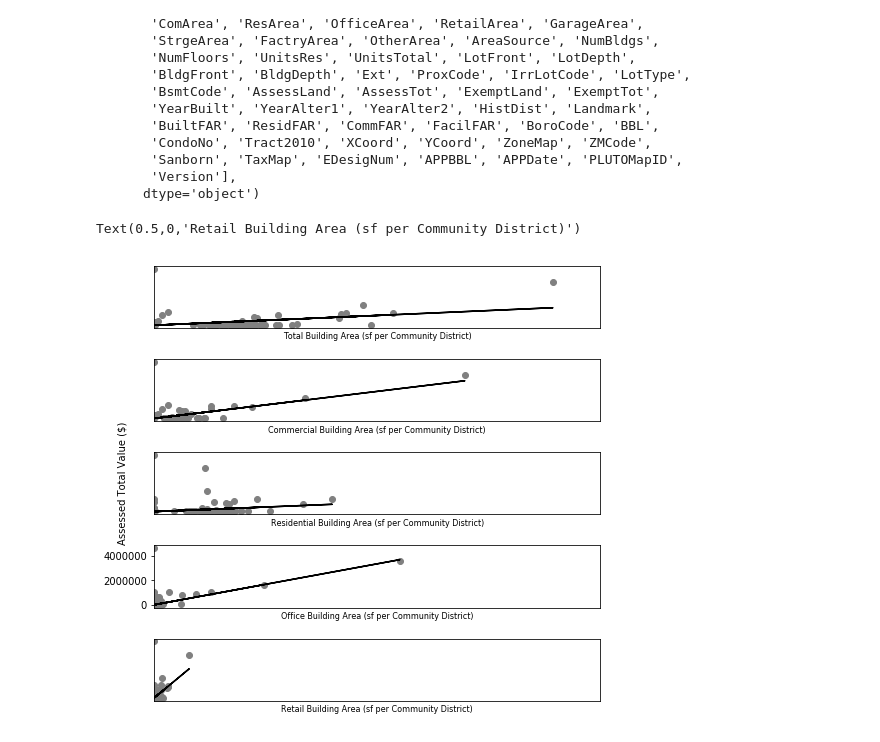
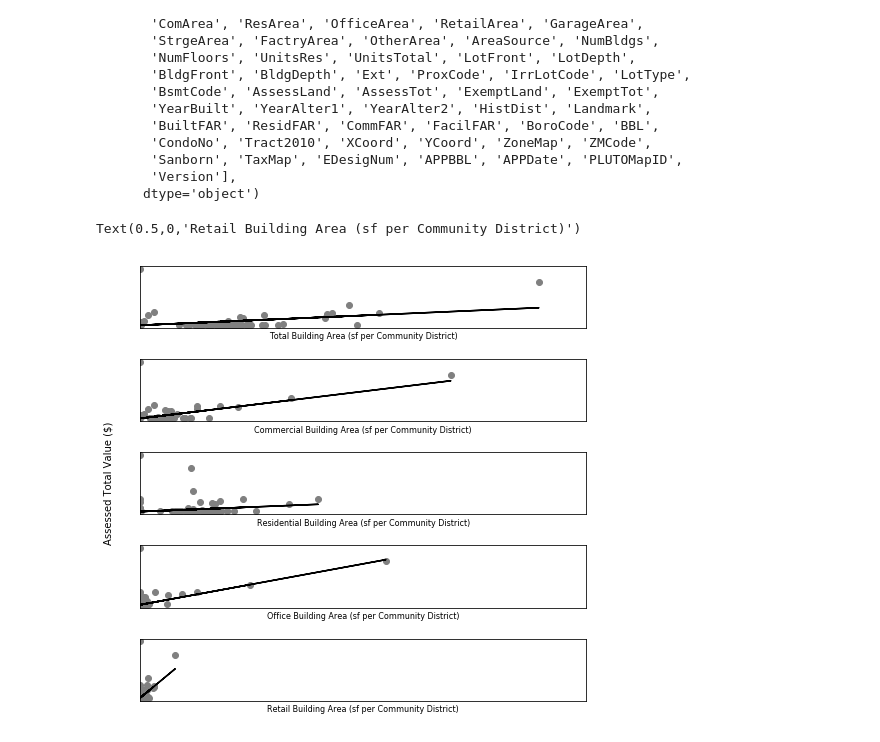
Before and after one commit to jack-lundquist/PUI2017_jtl417, a Jupyter notebook: HW8_jtl417/Assignment1 - Plot.ipynb, the cells around one changed output. Drawn from its saved outputs; the diff is of its cells as text; code cells hidden in the pictures.

```diff
--- a/HW8_jtl417/Assignment1 - Plot.ipynb
+++ b/HW8_jtl417/Assignment1 - Plot.ipynb
@@ -145,32 +145,32 @@ ax2.scatter(merge_clean.ResArea, merge_clean.AssessTot, color = '.5')
 ax2.plot(merge_clean.ResArea, lm3.predict(),'-', color = '0')
 ax2.set_xlim([0,.4e9])
 ax2.set_xticks([])
 ax2.set_yticks([])
 ax2.set_facecolor('white')
 #ax2.set_title("Assessed Total Value vs. Residential Building Area (per Community District)", fontsize=10)
 ax2.set_xlabel('Residential Building Area (sf per Community District)', fontsize = 8)
 
 
 
 ax3.scatter(merge_clean.OfficeArea, merge_clean.AssessTot, color = '.5')
 ax3.plot(merge_clean.OfficeArea, lm4.predict(),'-', color = '0')
 ax3.set_xlim([0,.4e9])
 ax3.set_xticks([])
-#ax3.set_yticks([])
+ax3.set_yticks([])
 ax3.set_facecolor('white')
 #ax3.set_title("Assessed Total Value vs. Office Building Area (per Community District)", fontsize=10)
 ax3.set_xlabel('Office Building Area (sf per Community District)', fontsize = 8)
 
 
 
 ax4.scatter(merge_clean.RetailArea, merge_clean.AssessTot, color = '.5')
 ax4.plot(merge_clean.RetailArea, lm5.predict(),'-', color = '0')
 ax4.set_xlim([0,.4e9])
 ax4.set_xticks([])
 ax4.set_yticks([])
 ax4.set_facecolor('white')
 #ax4.set_title("Assessed Total Value vs. Retail Building Area (per Community District)", fontsize=10)
 ax4.set_xlabel('Retail Building Area (sf per Community District)', fontsize = 8)
 # %% [output]
 Text(0.5,0,'Retail Building Area (sf per Community District)')
-[figure, old version]
+[figure, new version]
```
